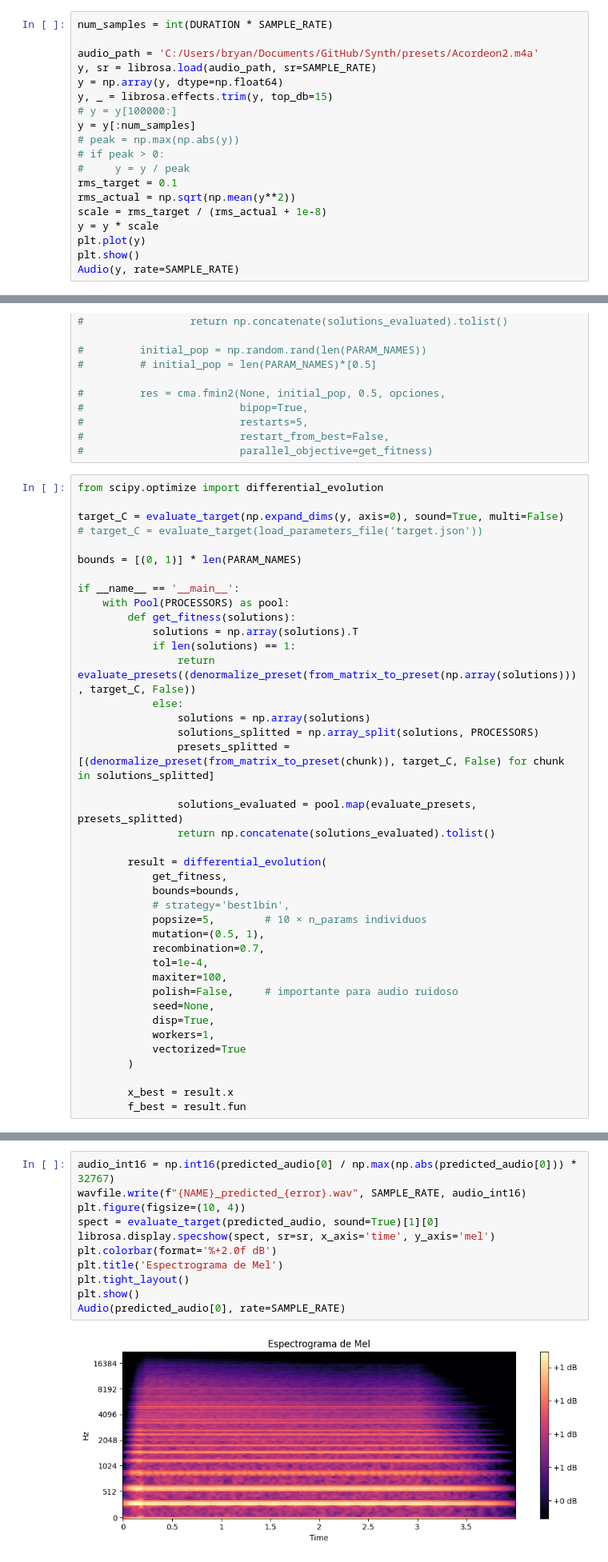
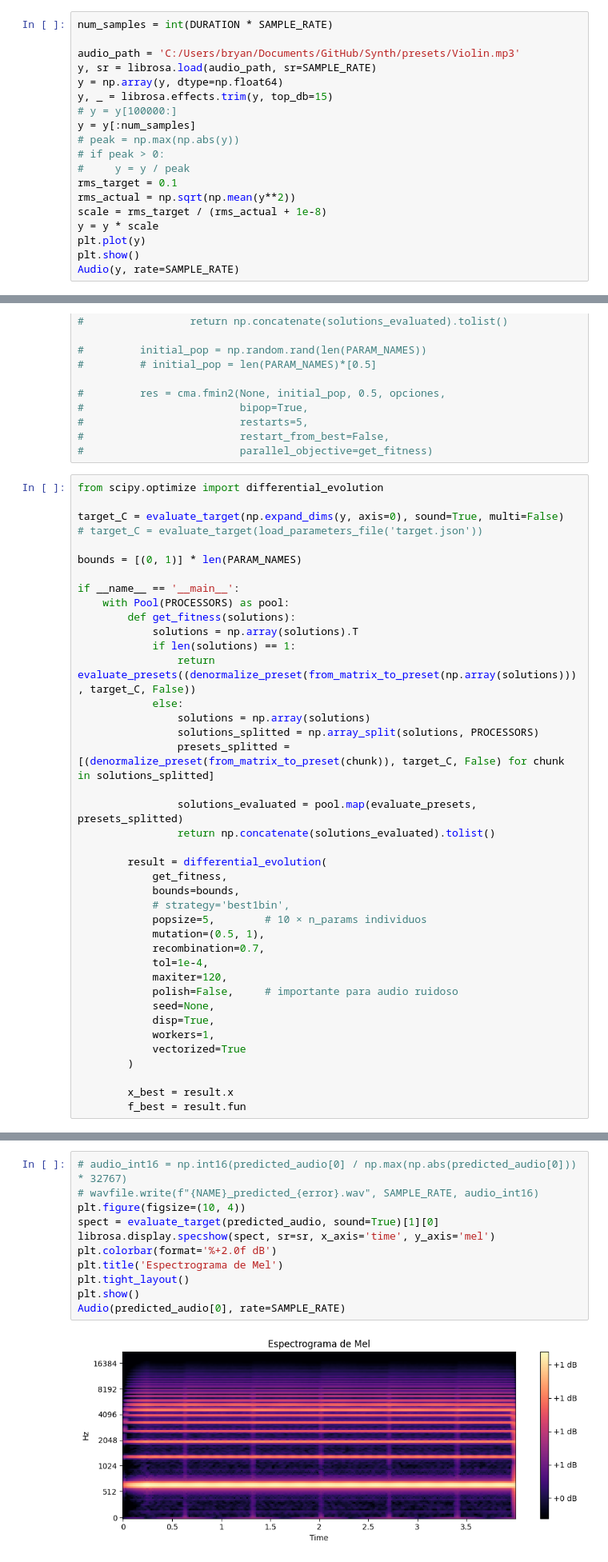
Before and after one commit to steelspikes/Synth, a Jupyter notebook: scripts/5_inverse_synth.ipynb, the cells around one changed output, grey strips where cells are left out. Shown at 80% size. Saved outputs shown, nothing was run; the diff lists cells and outputs as text.

```diff
--- a/scripts/5_inverse_synth.ipynb
+++ b/scripts/5_inverse_synth.ipynb
@@ -54,7 +51,7 @@ Audio(target_audio[0], rate=SAMPLE_RATE)
 # %%
 num_samples = int(DURATION * SAMPLE_RATE)
 
-audio_path = 'C:/Users/bryan/Documents/GitHub/Synth/presets/Acordeon2.m4a'
+audio_path = 'C:/Users/bryan/Documents/GitHub/Synth/presets/Violin.mp3'
 y, sr = librosa.load(audio_path, sr=SAMPLE_RATE)
 y = np.array(y, dtype=np.float64)
 y, _ = librosa.effects.trim(y, top_db=15)
@@ -150,7 +145,7 @@ if __name__ == '__main__':
             mutation=(0.5, 1),
             recombination=0.7,
             tol=1e-4,
-            maxiter=100,
+            maxiter=120,
             polish=False,     # importante para audio ruidoso
             seed=None,
             disp=True,
@@ -296,18 +291,18 @@ Audio(target_audio[0], rate=SAMPLE_RATE)
 # %% [output]
 [interactive output not drawn]
 # %%
-audio_int16 = np.int16(predicted_audio[0] / np.max(np.abs(predicted_audio[0])) * 32767)
-wavfile.write(f"{NAME}_predicted_{error}.wav", SAMPLE_RATE, audio_int16)
+# audio_int16 = np.int16(predicted_audio[0] / np.max(np.abs(predicted_audio[0])) * 32767)
+# wavfile.write(f"{NAME}_predicted_{error}.wav", SAMPLE_RATE, audio_int16)
 plt.figure(figsize=(10, 4))
 spect = evaluate_target(predicted_audio, sound=True)[1][0]
 librosa.display.specshow(spect, sr=sr, x_axis='time', y_axis='mel')
 plt.colorbar(format='%+2.0f dB')
 plt.title('Espectrograma de Mel')
 plt.tight_layout()
 plt.show()
 Audio(predicted_audio[0], rate=SAMPLE_RATE)
 # %% [output]
-[figure, old version]
+[figure, new version]
 [interactive output not drawn]
 # %%
 denormalized_predicted_preset = denormalize_preset(from_matrix_to_preset(solution))
```
Also changed, not shown: parts of 9 cells of this notebook, 2 other files.
